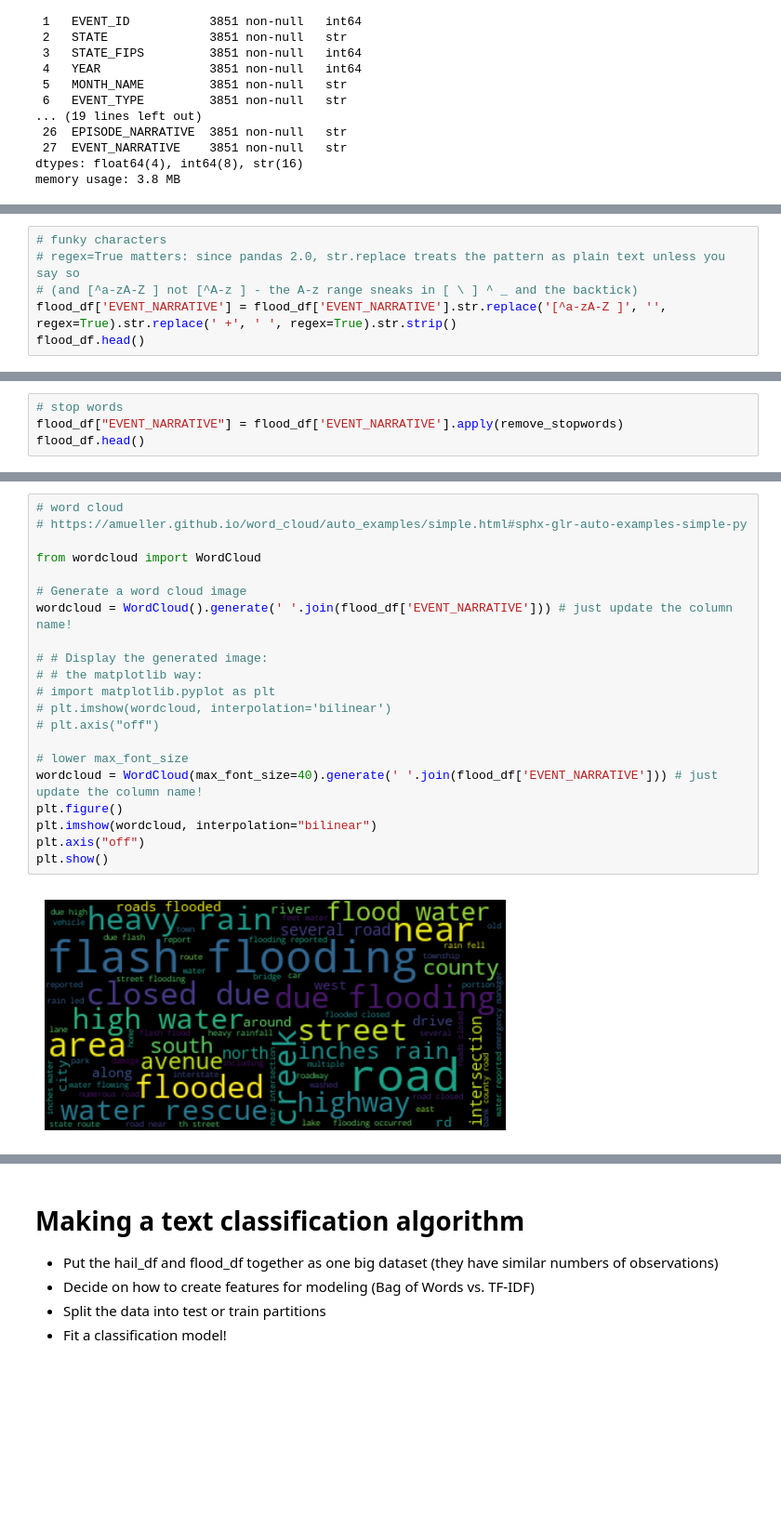
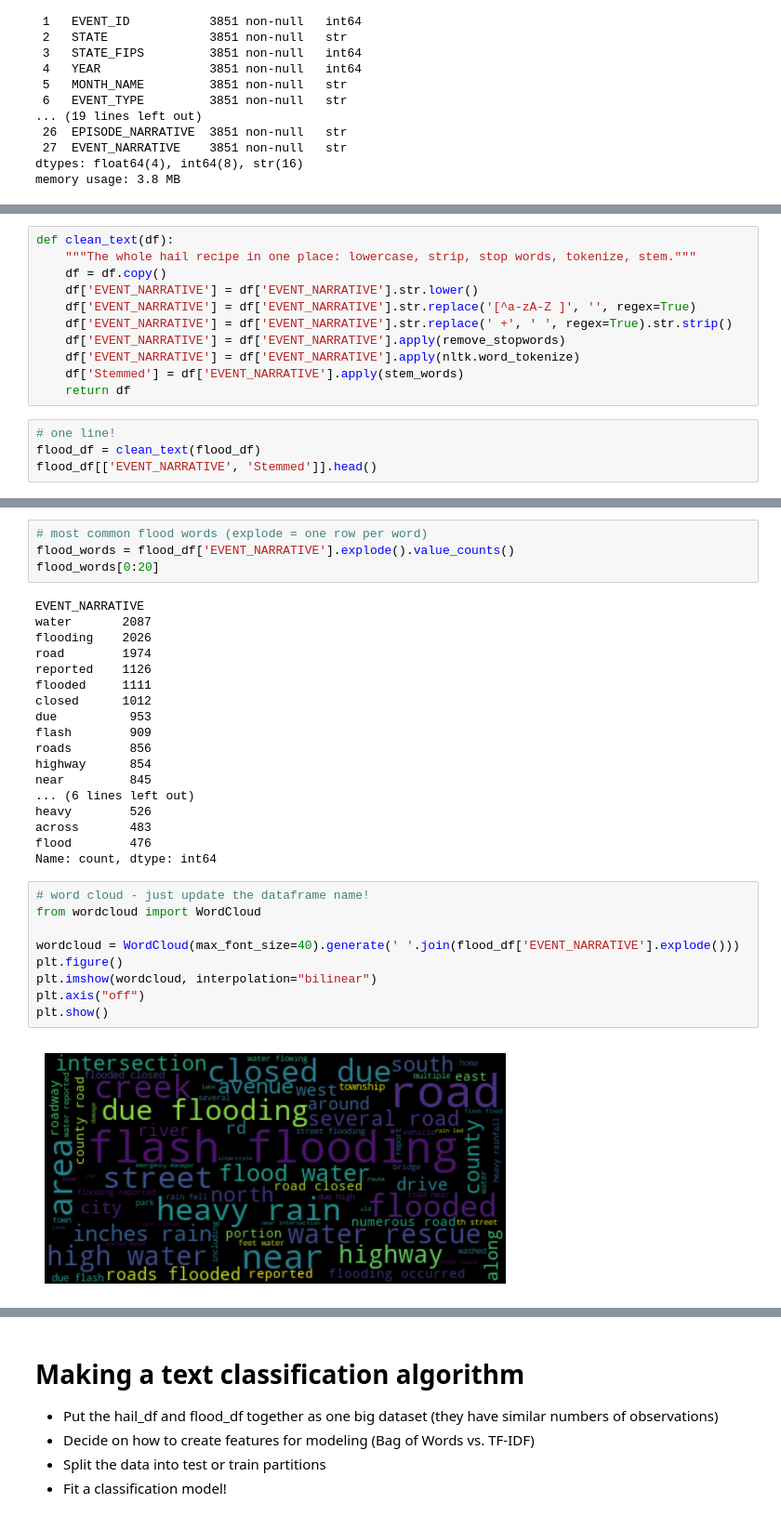
Before and after one commit to drdave-teaching/OPIM5509-notebooks, a Jupyter notebook: Module5/EDA_ML_Storms.ipynb, the cells around one changed output, grey strips where cells are left out. Shown at 93% size. Saved outputs shown, nothing was run; the diff lists cells and outputs as text; blank space fills up the shorter version.

```diff
--- a/Module5/EDA_ML_Storms.ipynb
+++ b/Module5/EDA_ML_Storms.ipynb
@@ -742,6 +687,0 @@ flood_df.head()
-# %%
-# funky characters
-# regex=True matters: since pandas 2.0, str.replace treats the pattern as plain text unless you say so
-# (and [^a-zA-Z ] not [^A-z ] - the A-z range sneaks in [ \ ] ^ _ and the backtick)
-flood_df['EVENT_NARRATIVE'] = flood_df['EVENT_NARRATIVE'].str.replace('[^a-zA-Z ]', '', regex=True).str.replace(' +', ' ', regex=True).str.strip()
-flood_df.head()
@@ -756,4 +687,0 @@ flood_df.head()
-# %%
-# stop words
-flood_df["EVENT_NARRATIVE"] = flood_df['EVENT_NARRATIVE'].apply(remove_stopwords)
-flood_df.head()
@@ -801,0 +688,15 @@ plt.show()
+# %%
+def clean_text(df):
+    """The whole hail recipe in one place: lowercase, strip, stop words, tokenize, stem."""
+    df = df.copy()
+    df['EVENT_NARRATIVE'] = df['EVENT_NARRATIVE'].str.lower()
+    df['EVENT_NARRATIVE'] = df['EVENT_NARRATIVE'].str.replace('[^a-zA-Z ]', '', regex=True)
+    df['EVENT_NARRATIVE'] = df['EVENT_NARRATIVE'].str.replace(' +', ' ', regex=True).str.strip()
+    df['EVENT_NARRATIVE'] = df['EVENT_NARRATIVE'].apply(remove_stopwords)
+    df['EVENT_NARRATIVE'] = df['EVENT_NARRATIVE'].apply(nltk.word_tokenize)
+    df['Stemmed'] = df['EVENT_NARRATIVE'].apply(stem_words)
+    return df
+# %%
+# one line!
+flood_df = clean_text(flood_df)
+flood_df[['EVENT_NARRATIVE', 'Stemmed']].head()
@@ -802,23 +710,33 @@ plt.show()
+# %%
+# most common flood words (explode = one row per word)
+flood_words = flood_df['EVENT_NARRATIVE'].explode().value_counts()
+flood_words[0:20]
+# %% [output]
+EVENT_NARRATIVE
+water       2087
+flooding    2026
+road        1974
+reported    1126
+flooded     1111
+closed      1012
+due          953
+flash        909
+roads        856
+highway      854
+near         845
+... (6 lines left out)
+heavy        526
+across       483
+flood        476
+Name: count, dtype: int64
 # %%
-# word cloud
-# https://amueller.github.io/word_cloud/auto_examples/simple.html#sphx-glr-auto-examples-simple-py
-
+# word cloud - just update the dataframe name!
 from wordcloud import WordCloud
 
-# Generate a word cloud image
-wordcloud = WordCloud().generate(' '.join(flood_df['EVENT_NARRATIVE'])) # just update the column name!
-
-# # Display the generated image:
-# # the matplotlib way:
-# import matplotlib.pyplot as plt
-# plt.imshow(wordcloud, interpolation='bilinear')
-# plt.axis("off")
-
-# lower max_font_size
-wordcloud = WordCloud(max_font_size=40).generate(' '.join(flood_df['EVENT_NARRATIVE'])) # just update the column name!
+wordcloud = WordCloud(max_font_size=40).generate(' '.join(flood_df['EVENT_NARRATIVE'].explode()))
 plt.figure()
 plt.imshow(wordcloud, interpolation="bilinear")
 plt.axis("off")
 plt.show()
 # %% [output]
-[figure, old version]
+[figure, new version]
```
Also changed, not shown: parts of 46 cells of this notebook, 4 other files.
